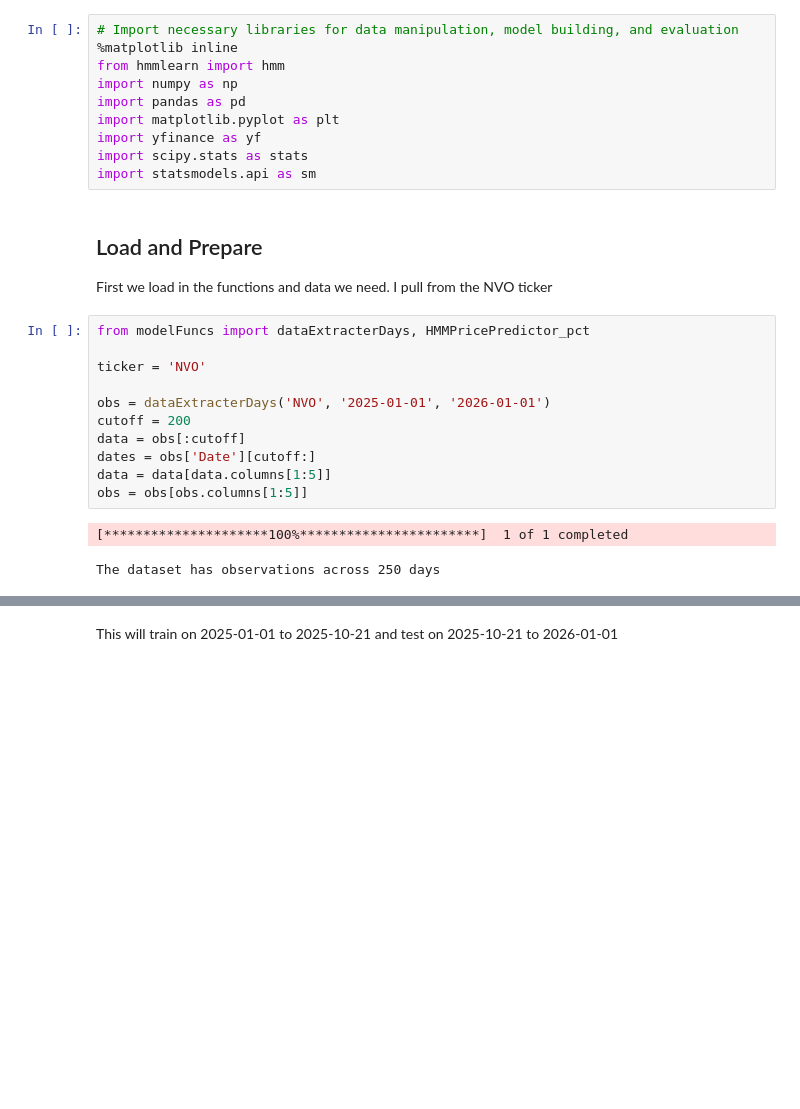
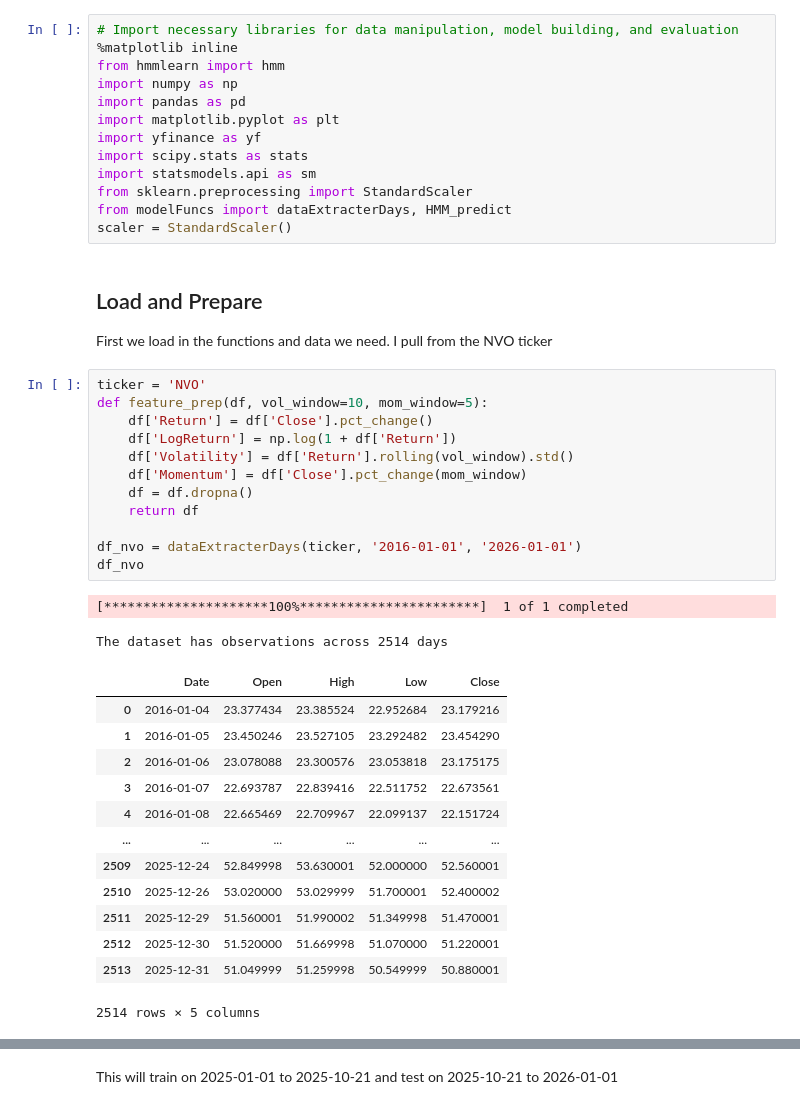
Before and after one commit to anderswol/AppStat2, a Jupyter notebook: Rasmus/Trading Strat.ipynb, the cells around one changed output, grey strips where cells are left out. Cells and saved outputs as stored; diff of their text form; blank space fills up the shorter version.

```diff
--- a/Rasmus/Trading Strat.ipynb
+++ b/Rasmus/Trading Strat.ipynb
@@ -8,21 +8,38 @@ import matplotlib.pyplot as plt
 import yfinance as yf
 import scipy.stats as stats
 import statsmodels.api as sm
+from sklearn.preprocessing import StandardScaler
+from modelFuncs import dataExtracterDays, HMM_predict
+scaler = StandardScaler()
 # %% [markdown]
 ## Load and Prepare
 
 First we load in the functions and data we need. I pull from the NVO ticker
-# %%
-from modelFuncs import dataExtracterDays, HMMPricePredictor_pct
-
-ticker = 'NVO'
-
-obs = dataExtracterDays('NVO', '2025-01-01', '2026-01-01')
-cutoff = 200
-data = obs[:cutoff]
-dates = obs['Date'][cutoff:]
-data = data[data.columns[1:5]]
-obs = obs[obs.columns[1:5]]
-# %% [output]
-[*********************100%***********************]  1 of 1 completed
-The dataset has observations across 250 days
+# %%
+ticker = 'NVO'
+def feature_prep(df, vol_window=10, mom_window=5):
+    df['Return'] = df['Close'].pct_change()
+    df['LogReturn'] = np.log(1 + df['Return'])
+    df['Volatility'] = df['Return'].rolling(vol_window).std()
+    df['Momentum'] = df['Close'].pct_change(mom_window)
+    df = df.dropna()
+    return df
+
+df_nvo = dataExtracterDays(ticker, '2016-01-01', '2026-01-01')
+df_nvo
+# %% [output]
+[*********************100%***********************]  1 of 1 completed
+The dataset has observations across 2514 days
+|  | Date | Open | High | Low | Close |
+| 0 | 2016-01-04 | 23.377434 | 23.385524 | 22.952684 | 23.179216 |
+| 1 | 2016-01-05 | 23.450246 | 23.527105 | 23.292482 | 23.454290 |
+| 2 | 2016-01-06 | 23.078088 | 23.300576 | 23.053818 | 23.175175 |
+| 3 | 2016-01-07 | 22.693787 | 22.839416 | 22.511752 | 22.673561 |
+| 4 | 2016-01-08 | 22.665469 | 22.709967 | 22.099137 | 22.151724 |
+| ... | ... | ... | ... | ... | ... |
+| 2509 | 2025-12-24 | 52.849998 | 53.630001 | 52.000000 | 52.560001 |
+| 2510 | 2025-12-26 | 53.020000 | 53.029999 | 51.700001 | 52.400002 |
+| 2511 | 2025-12-29 | 51.560001 | 51.990002 | 51.349998 | 51.470001 |
+| 2512 | 2025-12-30 | 51.520000 | 51.669998 | 51.070000 | 51.220001 |
+| 2513 | 2025-12-31 | 51.049999 | 51.259998 | 50.549999 | 50.880001 |
+2514 rows × 5 columns
```
Also changed, not shown: parts of 8 cells of this notebook, 2 other files.
